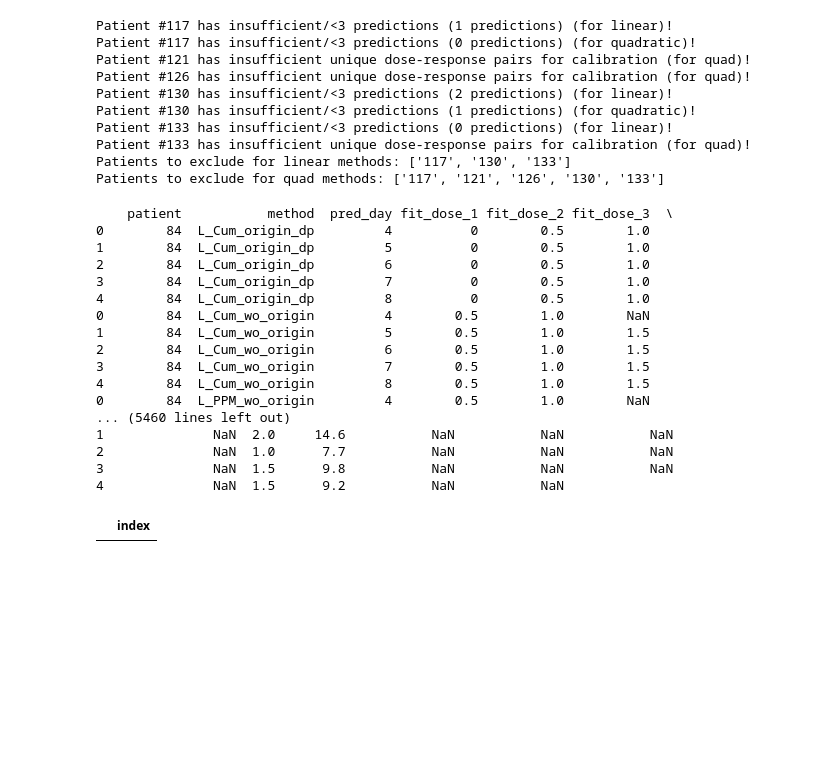
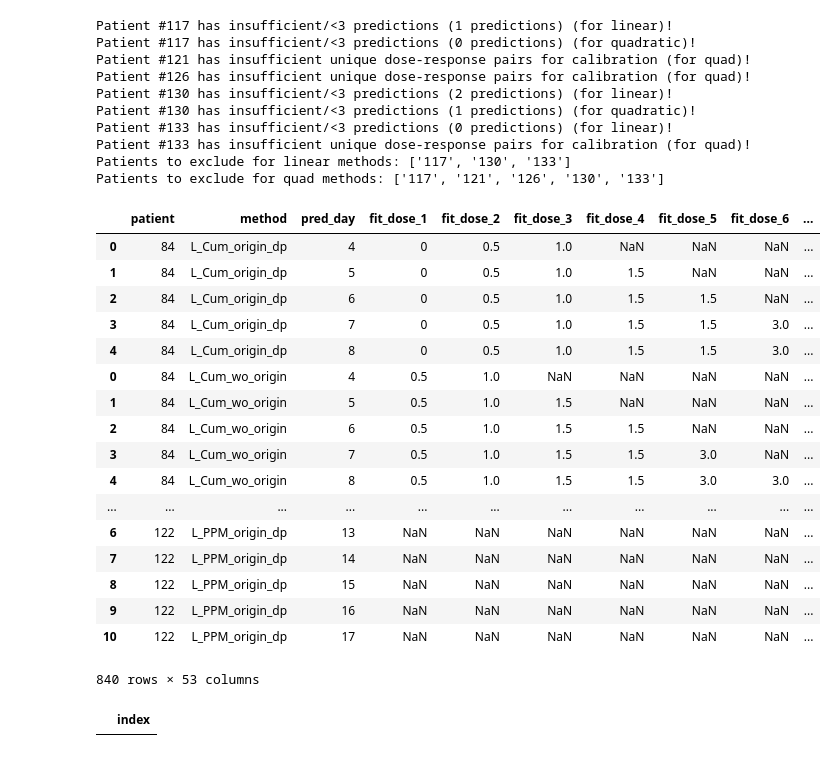
Before and after one commit to tshibei/retro_ped_liver_transplant, a Jupyter notebook: retro_PLT.ipynb, the cells around one changed output. Cells and saved outputs as stored; diff of their text form; code cells hidden in the pictures; blank space fills up the shorter version.

Commit message:
Add origin_dp method to PPM

```diff
--- a/retro_PLT.ipynb
+++ b/retro_PLT.ipynb
@@ -67,13 +67,15 @@ for patient in list_of_patients:
             deg = 1
             list_of_result_df = Cum_wo_origin(deg, cal_pred_linear, result, 'L_Cum_wo_origin', list_of_result_df)
             list_of_result_df = Cum_origin_dp(deg, cal_pred_linear, result, 'L_Cum_origin_dp', list_of_result_df)
-            list_of_result_df = PPM_wo_origin(deg, cal_pred_linear, result, 'L_PPM_wo_origin', list_of_result_df)
+            list_of_result_df = PPM(deg, cal_pred_linear, result, 'L_PPM_wo_origin', list_of_result_df)
+            list_of_result_df = PPM(deg, cal_pred_linear, result, 'L_PPM_origin_dp', list_of_result_df, 'origin_dp')
 
         if patient not in patients_to_exclude_quad:
             deg = 2
             list_of_result_df = Cum_wo_origin(deg, cal_pred_quad, result, 'Q_Cum_wo_origin', list_of_result_df)
             list_of_result_df = Cum_origin_dp(deg, cal_pred_quad, result, 'Q_Cum_origin_dp', list_of_result_df)
-            list_of_result_df = PPM_wo_origin(deg, cal_pred_quad, result, 'Q_PPM_wo_origin', list_of_result_df)
+            list_of_result_df = PPM(deg, cal_pred_quad, result, 'Q_PPM_wo_origin', list_of_result_df)
+            list_of_result_df = PPM(deg, cal_pred_quad, result, 'Q_PPM_origin_dp', list_of_result_df)
 
 # Print patients to exclude
 patients_to_exclude_linear = sorted(set(patients_to_exclude_linear))
@@ -84,50 +86,51 @@ print(f"Patients to exclude for quad methods: {patients_to_exclude_quad}")
 # Join dataframes from individual patients
 df = pd.concat(list_of_patient_df)
 df.reset_index(inplace=True, drop=True)
 
 cal_pred = pd.concat(list_of_cal_pred_df)
 
 result_df = pd.concat(list_of_result_df)
 max_count_input = cal_pred[cal_pred['type']=='linear'].groupby('patient').count().max()['dose']
 col_names = ['patient', 'method', 'pred_day'] + \
             ['fit_dose_' + str(i) for i in range(1, max_count_input + 1)] + \
             ['fit_response_' + str(i) for i in range(1, max_count_input + 1)] + \
             ['dose', 'response', 'prev_coeff_2x', 'prev_coeff_1x', 'prev_coeff_0x',\
              'prev_deviation', 'coeff_2x', 'coeff_1x', 'coeff_0x', 'prediction', 'deviation',
              'abs_deviation']
 result_df = result_df[col_names]
 result_df.patient = result_df.patient.apply(int)
 result_df.pred_day = result_df.pred_day.apply(int)
 result_df.sort_values(['patient', 'method', 'pred_day'], inplace=True)
 result_df
 # %% [output]
 Patient #117 has insufficient/<3 predictions (1 predictions) (for linear)!
 Patient #117 has insufficient/<3 predictions (0 predictions) (for quadratic)!
 Patient #121 has insufficient unique dose-response pairs for calibration (for quad)!
 Patient #126 has insufficient unique dose-response pairs for calibration (for quad)!
 Patient #130 has insufficient/<3 predictions (2 predictions) (for linear)!
 Patient #130 has insufficient/<3 predictions (1 predictions) (for quadratic)!
 Patient #133 has insufficient/<3 predictions (0 predictions) (for linear)!
 Patient #133 has insufficient unique dose-response pairs for calibration (for quad)!
 Patients to exclude for linear methods: ['117', '130', '133']
 Patients to exclude for quad methods: ['117', '121', '126', '130', '133']
+|  | patient | method | pred_day | fit_dose_1 | fit_dose_2 | fit_dose_3 | fit_dose_4 | fit_dose_5 | fit_dose_6 | ... |
+| 0 | 84 | L_Cum_origin_dp | 4 | 0 | 0.5 | 1.0 | NaN | NaN | NaN | ... |
+| 1 | 84 | L_Cum_origin_dp | 5 | 0 | 0.5 | 1.0 | 1.5 | NaN | NaN | ... |
+| 2 | 84 | L_Cum_origin_dp | 6 | 0 | 0.5 | 1.0 | 1.5 | 1.5 | NaN | ... |
+| 3 | 84 | L_Cum_origin_dp | 7 | 0 | 0.5 | 1.0 | 1.5 | 1.5 | 3.0 | ... |
+| 4 | 84 | L_Cum_origin_dp | 8 | 0 | 0.5 | 1.0 | 1.5 | 1.5 | 3.0 | ... |
+| 0 | 84 | L_Cum_wo_origin | 4 | 0.5 | 1.0 | NaN | NaN | NaN | NaN | ... |
+| 1 | 84 | L_Cum_wo_origin | 5 | 0.5 | 1.0 | 1.5 | NaN | NaN | NaN | ... |
+| 2 | 84 | L_Cum_wo_origin | 6 | 0.5 | 1.0 | 1.5 | 1.5 | NaN | NaN | ... |
+| 3 | 84 | L_Cum_wo_origin | 7 | 0.5 | 1.0 | 1.5 | 1.5 | 3.0 | NaN | ... |
+| 4 | 84 | L_Cum_wo_origin | 8 | 0.5 | 1.0 | 1.5 | 1.5 | 3.0 | 3.0 | ... |
+| ... | ... | ... | ... | ... | ... | ... | ... | ... | ... | ... |
+| 6 | 122 | L_PPM_origin_dp | 13 | NaN | NaN | NaN | NaN | NaN | NaN | ... |
+| 7 | 122 | L_PPM_origin_dp | 14 | NaN | NaN | NaN | NaN | NaN | NaN | ... |
+| 8 | 122 | L_PPM_origin_dp | 15 | NaN | NaN | NaN | NaN | NaN | NaN | ... |
+| 9 | 122 | L_PPM_origin_dp | 16 | NaN | NaN | NaN | NaN | NaN | NaN | ... |
+| 10 | 122 | L_PPM_origin_dp | 17 | NaN | NaN | NaN | NaN | NaN | NaN | ... |
-    patient           method  pred_day fit_dose_1 fit_dose_2 fit_dose_3  \
-0        84  L_Cum_origin_dp         4          0        0.5        1.0
-1        84  L_Cum_origin_dp         5          0        0.5        1.0
-2        84  L_Cum_origin_dp         6          0        0.5        1.0
-3        84  L_Cum_origin_dp         7          0        0.5        1.0
-4        84  L_Cum_origin_dp         8          0        0.5        1.0
-0        84  L_Cum_wo_origin         4        0.5        1.0        NaN
-1        84  L_Cum_wo_origin         5        0.5        1.0        1.5
-2        84  L_Cum_wo_origin         6        0.5        1.0        1.5
-3        84  L_Cum_wo_origin         7        0.5        1.0        1.5
-4        84  L_Cum_wo_origin         8        0.5        1.0        1.5
-0        84  L_PPM_wo_origin         4        0.5        1.0        NaN
-... (5460 lines left out)
-1              NaN  2.0     14.6           NaN           NaN           NaN
-2              NaN  1.0      7.7           NaN           NaN           NaN
-3              NaN  1.5      9.8           NaN           NaN           NaN
-4              NaN  1.5      9.2           NaN           NaN
+840 rows × 53 columns
 # %%
 cal_pred
 # %% [output]
```
Also changed, not shown: 2 other files.
